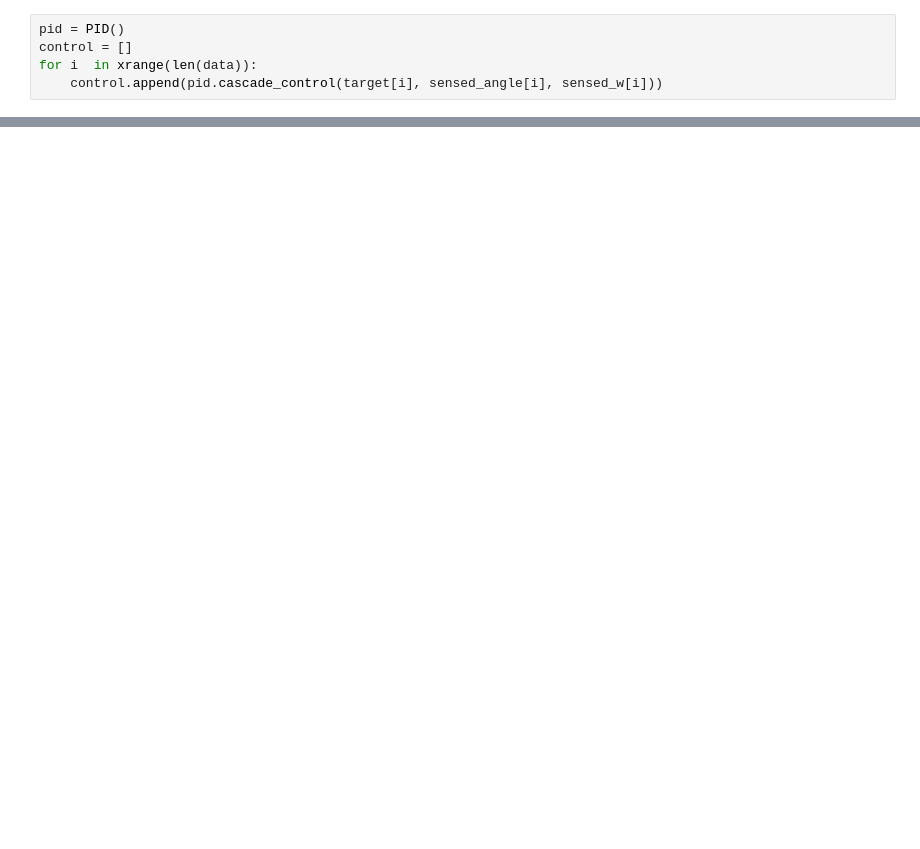
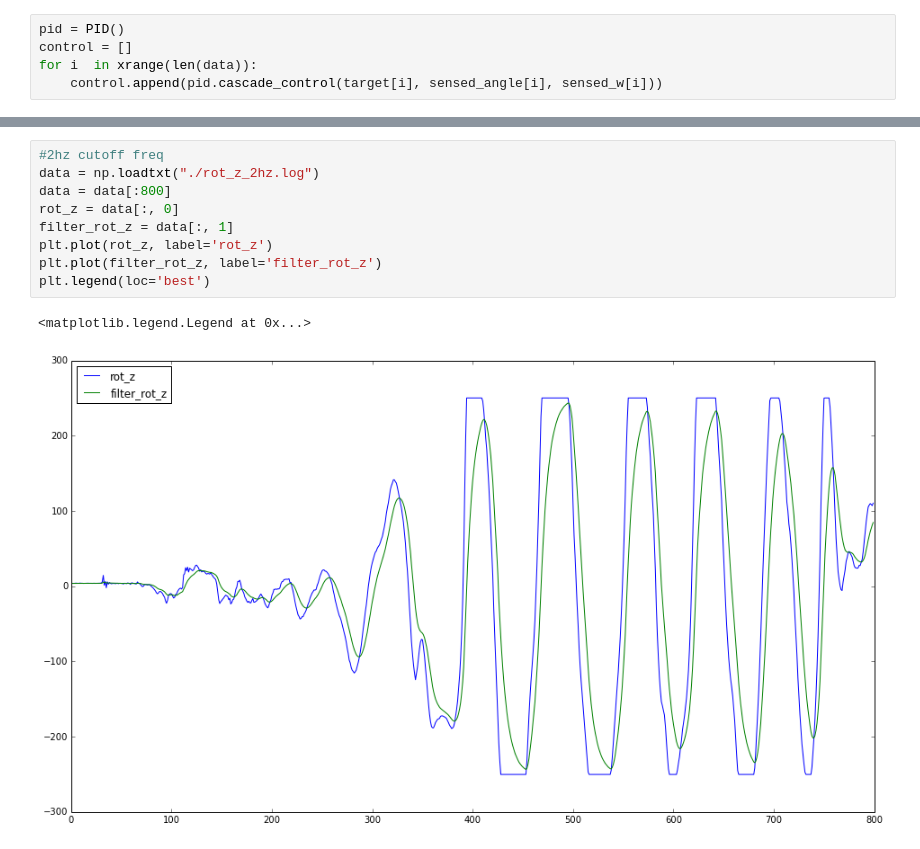
Before and after one commit to xeonqq/balance_robot, a Jupyter notebook: analysis/angle_control/angle_control.ipynb, the cells around one changed output, grey strips where cells are left out. Saved outputs shown, nothing was run; the diff lists cells and outputs as text; blank space fills up the shorter version.

```diff
--- a/analysis/angle_control/angle_control.ipynb
+++ b/analysis/angle_control/angle_control.ipynb
@@ -62,0 +75,12 @@ plt.plot(sensed_angle*10)
+# %%
+#2hz cutoff freq
+data = np.loadtxt("./rot_z_2hz.log")
+data = data[:800]
+rot_z = data[:, 0]
+filter_rot_z = data[:, 1]
+plt.plot(rot_z, label='rot_z')
+plt.plot(filter_rot_z, label='filter_rot_z')
+plt.legend(loc='best')
+# %% [output]
+<matplotlib.legend.Legend at 0x...>
+[figure, added]
```
Also changed, not shown: parts of 5 cells of this notebook, 6 other files.
